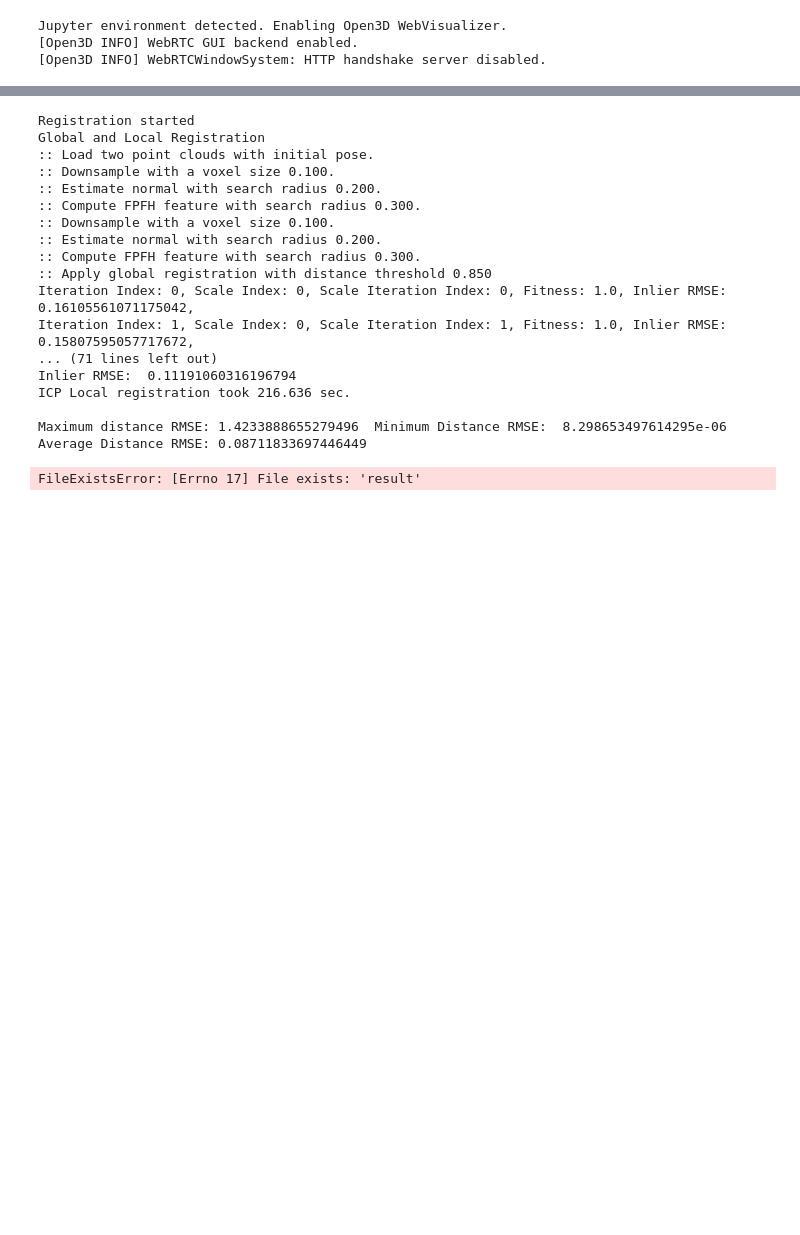
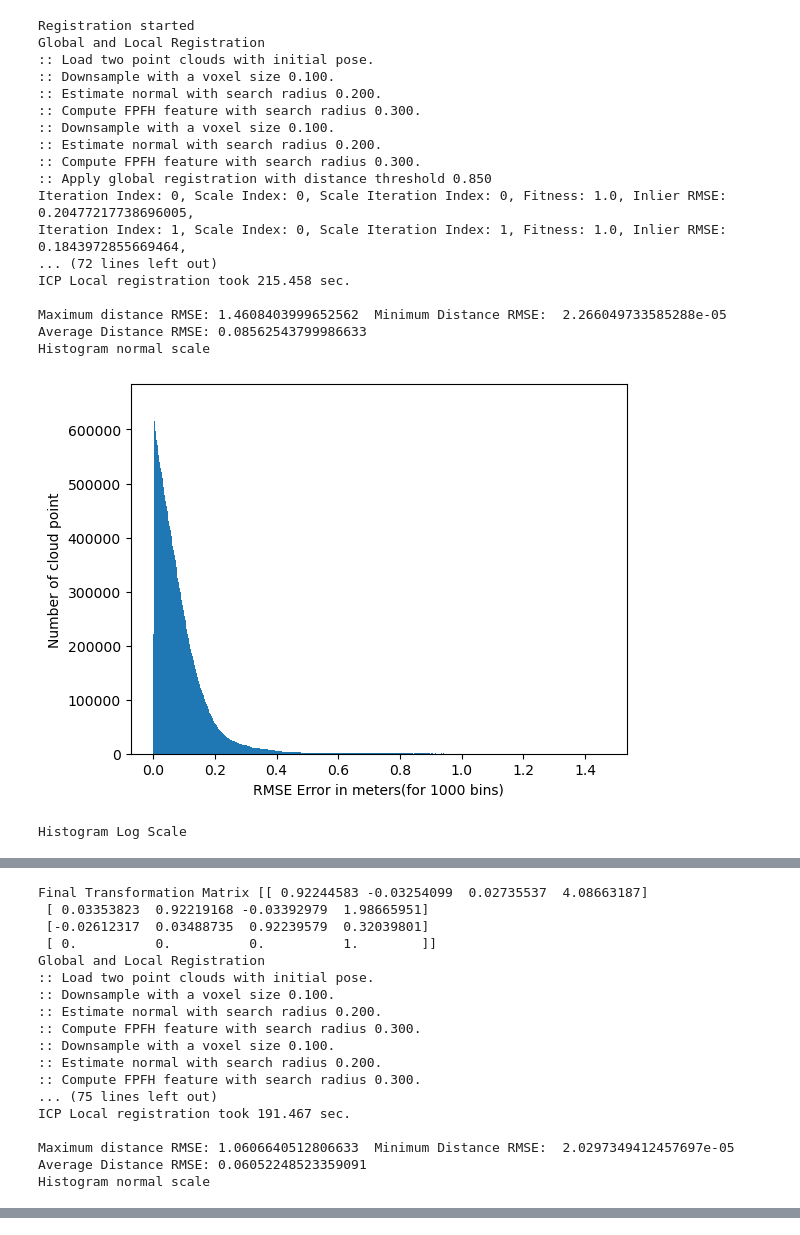
Before and after one commit to ashiqulalamkhan/long_term_underwater_vision, a Jupyter notebook: dataset_final/preprocess_dataset.ipynb, the cells around one changed output, grey strips where cells are left out. Saved outputs shown, nothing was run; the diff lists cells and outputs as text; code cells hidden in the pictures; blank space fills up the shorter version.

```diff
--- a/dataset_final/preprocess_dataset.ipynb
+++ b/dataset_final/preprocess_dataset.ipynb
@@ -1,9 +1,29 @@
 # %%
 import numpy as np
-import registration as rgs
 import vis_camera
 import camera
+import numpy as np
+import os
+import shutil
+import preprocess_dataset
+transformed_camera_sets = preprocess_dataset.camera_transformation()
 # %% [output]
-Jupyter environment detected. Enabling Open3D WebVisualizer.
-[Open3D INFO] WebRTC GUI backend enabled.
-[Open3D INFO] WebRTCWindowSystem: HTTP handshake server disabled.
+Registration started
+Global and Local Registration
+:: Load two point clouds with initial pose.
+:: Downsample with a voxel size 0.100.
+:: Estimate normal with search radius 0.200.
+:: Compute FPFH feature with search radius 0.300.
+:: Downsample with a voxel size 0.100.
+:: Estimate normal with search radius 0.200.
+:: Compute FPFH feature with search radius 0.300.
+:: Apply global registration with distance threshold 0.850
+Iteration Index: 0, Scale Index: 0, Scale Iteration Index: 0, Fitness: 1.0, Inlier RMSE: 0.20477217738696005,
+Iteration Index: 1, Scale Index: 0, Scale Iteration Index: 1, Fitness: 1.0, Inlier RMSE: 0.1843972855669464,
+... (72 lines left out)
+ICP Local registration took 215.458 sec.
+
+Maximum distance RMSE: 1.4608403999652562  Minimum Distance RMSE:  2.266049733585288e-05  Average Distance RMSE: 0.08562543799986633
+Histogram normal scale
+[figure, added]
+Histogram Log Scale
@@ -9,0 +31,17 @@ Jupyter environment detected. Enabling Open3D WebVisualizer.
+Final Transformation Matrix [[ 0.92244583 -0.03254099  0.02735537  4.08663187]
+ [ 0.03353823  0.92219168 -0.03392979  1.98665951]
+ [-0.02612317  0.03488735  0.92239579  0.32039801]
+ [ 0.          0.          0.          1.        ]]
+Global and Local Registration
+:: Load two point clouds with initial pose.
+:: Downsample with a voxel size 0.100.
+:: Estimate normal with search radius 0.200.
+:: Compute FPFH feature with search radius 0.300.
+:: Downsample with a voxel size 0.100.
+:: Estimate normal with search radius 0.200.
+:: Compute FPFH feature with search radius 0.300.
+... (75 lines left out)
+ICP Local registration took 191.467 sec.
+
+Maximum distance RMSE: 1.0606640512806633  Minimum Distance RMSE:  2.0297349412457697e-05  Average Distance RMSE: 0.06052248523359091
+Histogram normal scale
@@ -10,35 +56,0 @@ Jupyter environment detected. Enabling Open3D WebVisualizer.
-# %%
-####### REGISTRATION
-print("Registration started")
-#POINT CLOUD REGISTRATION 15 to 14
-params = rgs.Params()
-params.hist_name = "Hist_rmse_15_14"
-params.source_dir = "/home/turin/Desktop/lizard_dataset_curated/2015/pcd15.pcd"
-params.target_dir = "/home/turin/Desktop/lizard_dataset_curated/2014/pcd14.pcd"
-trans_mat_15_14 = rgs.main(params)
-#POINT CLOUD REGISTRATION 16 to 14
-params = rgs.Params()
-params.hist_name = "Hist_rmse_16_14"
-params.source_dir = "/home/turin/Desktop/lizard_dataset_curated/2016/pcd16.pcd"
-params.target_dir = "/home/turin/Desktop/lizard_dataset_curated/2014/pcd14.pcd"
-trans_mat_16_14 = rgs.main(params)
-print("Registration DONE")
-# %% [output]
-Registration started
-Global and Local Registration
-:: Load two point clouds with initial pose.
-:: Downsample with a voxel size 0.100.
-:: Estimate normal with search radius 0.200.
-:: Compute FPFH feature with search radius 0.300.
-:: Downsample with a voxel size 0.100.
-:: Estimate normal with search radius 0.200.
-:: Compute FPFH feature with search radius 0.300.
-:: Apply global registration with distance threshold 0.850
-Iteration Index: 0, Scale Index: 0, Scale Iteration Index: 0, Fitness: 1.0, Inlier RMSE: 0.16105561071175042,
-Iteration Index: 1, Scale Index: 0, Scale Iteration Index: 1, Fitness: 1.0, Inlier RMSE: 0.15807595057717672,
-... (71 lines left out)
-Inlier RMSE:  0.11191060316196794
-ICP Local registration took 216.636 sec.
-
-Maximum distance RMSE: 1.4233888655279496  Minimum Distance RMSE:  8.298653497614295e-06  Average Distance RMSE: 0.08711833697446449
-FileExistsError: [Errno 17] File exists: 'result'
```
Also changed, not shown: parts of 13 cells of this notebook, 6 other files.
